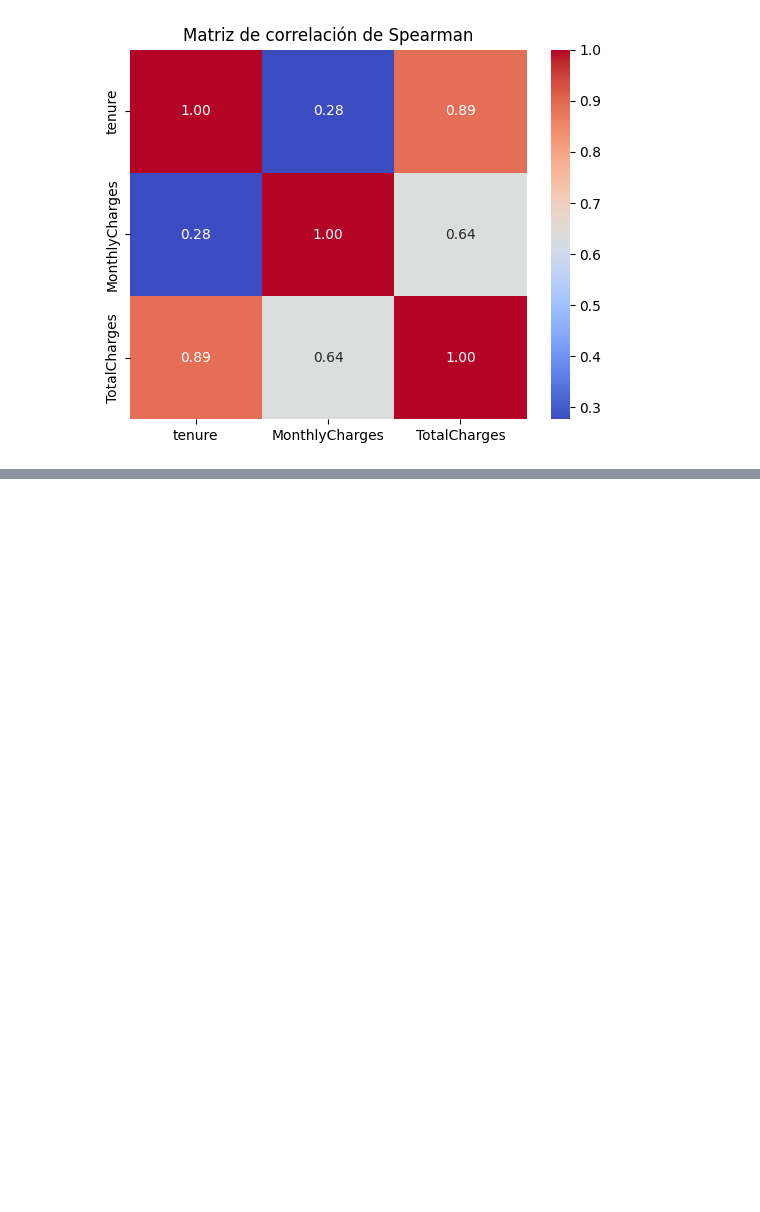
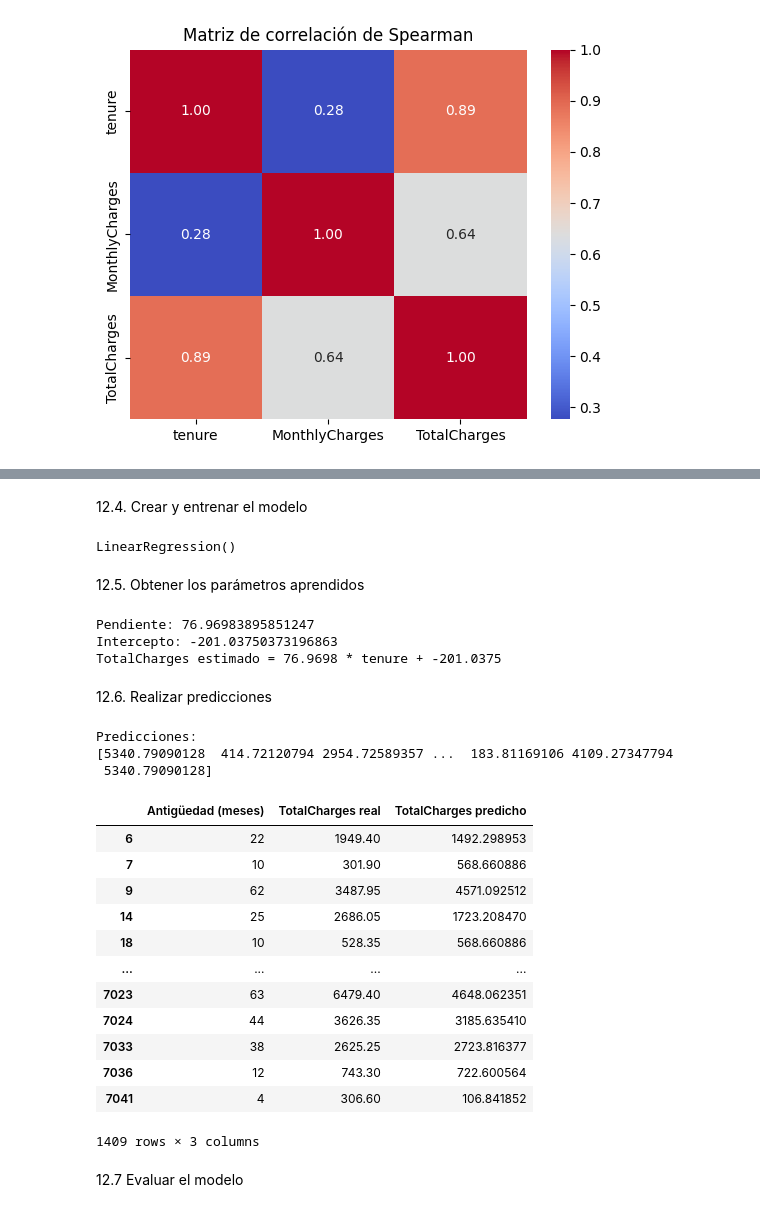
Before and after one commit to GaboFW/TPI_Grupo-05, a Jupyter notebook: notebooks/TPI_Analisis_de_Datos.ipynb, the cells around one changed output, grey strips where cells are left out. Drawn from its saved outputs; the diff is of its cells as text; code cells hidden in the pictures; blank space fills up the shorter version.

```diff
--- a/notebooks/TPI_Analisis_de_Datos.ipynb
+++ b/notebooks/TPI_Analisis_de_Datos.ipynb
@@ -1166,0 +1252,12 @@ Este análisis permite identificar patrones y formular hipótesis sobre el compo
+# %%
+# Variable predictora
+X_regresion = df[["tenure"]]
+
+# Variable objetivo
+y_regresion = df["TotalCharges"]
+
+print("Dimensiones de X:", X_regresion.shape)
+print("Dimensiones de y:", y_regresion.shape)
+
+display(X_regresion.head())
+display(y_regresion.head())
@@ -1166,0 +1298,60 @@ Este análisis permite identificar patrones y formular hipótesis sobre el compo
+# %% [markdown]
+12.4. Crear y entrenar el modelo
+# %%
+modelo_regresion = LinearRegression()
+modelo_regresion.fit(X_train_reg, y_train_reg)
+# %% [output]
+LinearRegression()
+# %% [markdown]
+12.5. Obtener los parámetros aprendidos
+# %%
+pendiente = modelo_regresion.coef_[0]
+intercepto = modelo_regresion.intercept_
+
+print("Pendiente:", pendiente)
+print("Intercepto:", intercepto)
+print(
+    f"TotalCharges estimado = "
+    f"{pendiente:.4f} * tenure + {intercepto:.4f}"
+)
+# %% [output]
+Pendiente: 76.96983895851247
+Intercepto: -201.03750373196863
+TotalCharges estimado = 76.9698 * tenure + -201.0375
+# %% [markdown]
+12.6. Realizar predicciones
+# %%
+predicciones_reg = modelo_regresion.predict(X_test_reg)
+
+print("Predicciones:")
+print(predicciones_reg)
+
+#Comparar los valores reales con los valores estimados
+comparacion_reg = pd.DataFrame({
+    "Antigüedad (meses)": X_test_reg["tenure"],
+    "TotalCharges real": y_test_reg,
+    "TotalCharges predicho": predicciones_reg
+})
+
+comparacion_reg = comparacion_reg.sort_index()
+
+display(comparacion_reg)
+# %% [output]
+Predicciones:
+[5340.79090128  414.72120794 2954.72589357 ...  183.81169106 4109.27347794
+ 5340.79090128]
+|  | Antigüedad (meses) | TotalCharges real | TotalCharges predicho |
+| 6 | 22 | 1949.40 | 1492.298953 |
+| 7 | 10 | 301.90 | 568.660886 |
+| 9 | 62 | 3487.95 | 4571.092512 |
+| 14 | 25 | 2686.05 | 1723.208470 |
+| 18 | 10 | 528.35 | 568.660886 |
+| ... | ... | ... | ... |
+| 7023 | 63 | 6479.40 | 4648.062351 |
+| 7024 | 44 | 3626.35 | 3185.635410 |
+| 7033 | 38 | 2625.25 | 2723.816377 |
+| 7036 | 12 | 743.30 | 722.600564 |
+| 7041 | 4 | 306.60 | 106.841852 |
+1409 rows × 3 columns
+# %% [markdown]
+12.7 Evaluar el modelo
```
Also changed, not shown: parts of 48 cells of this notebook.
